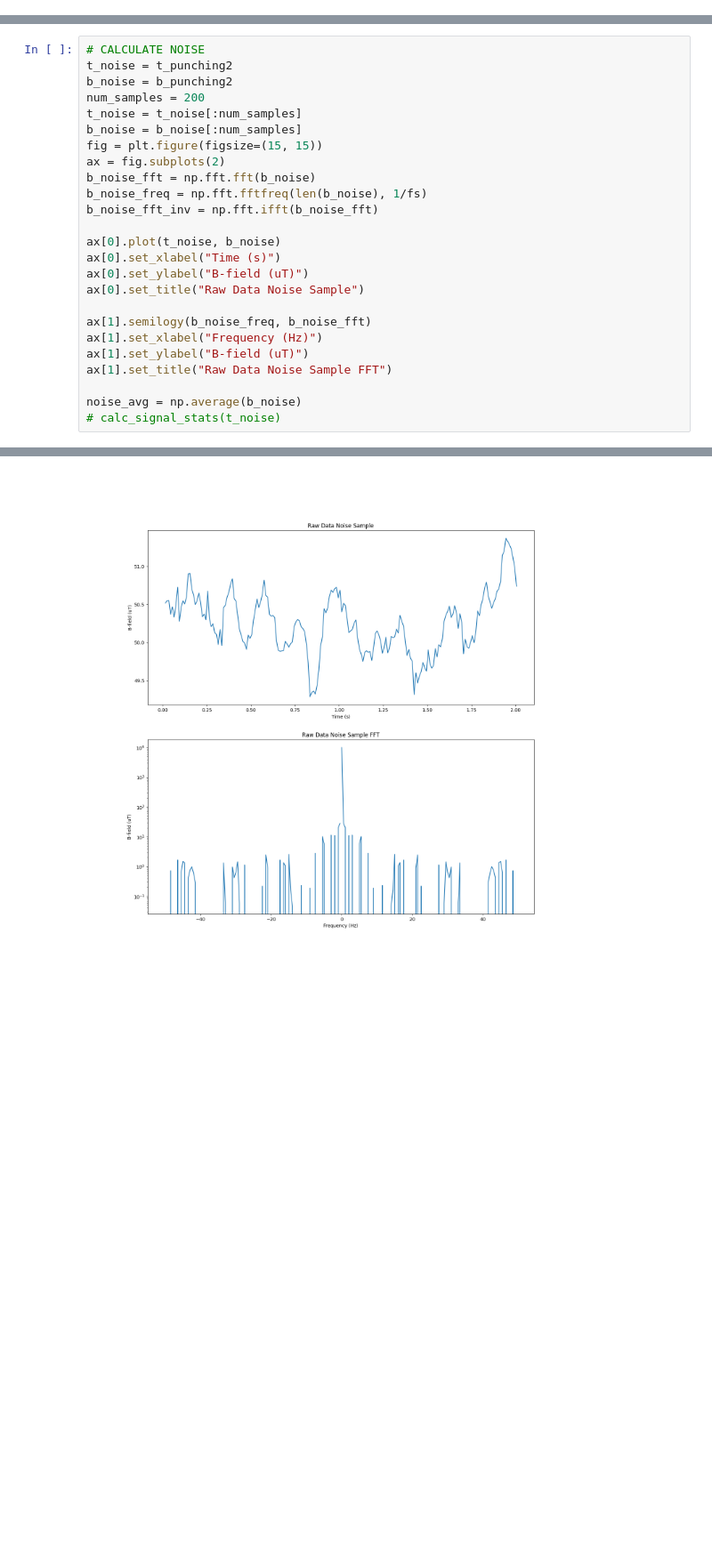
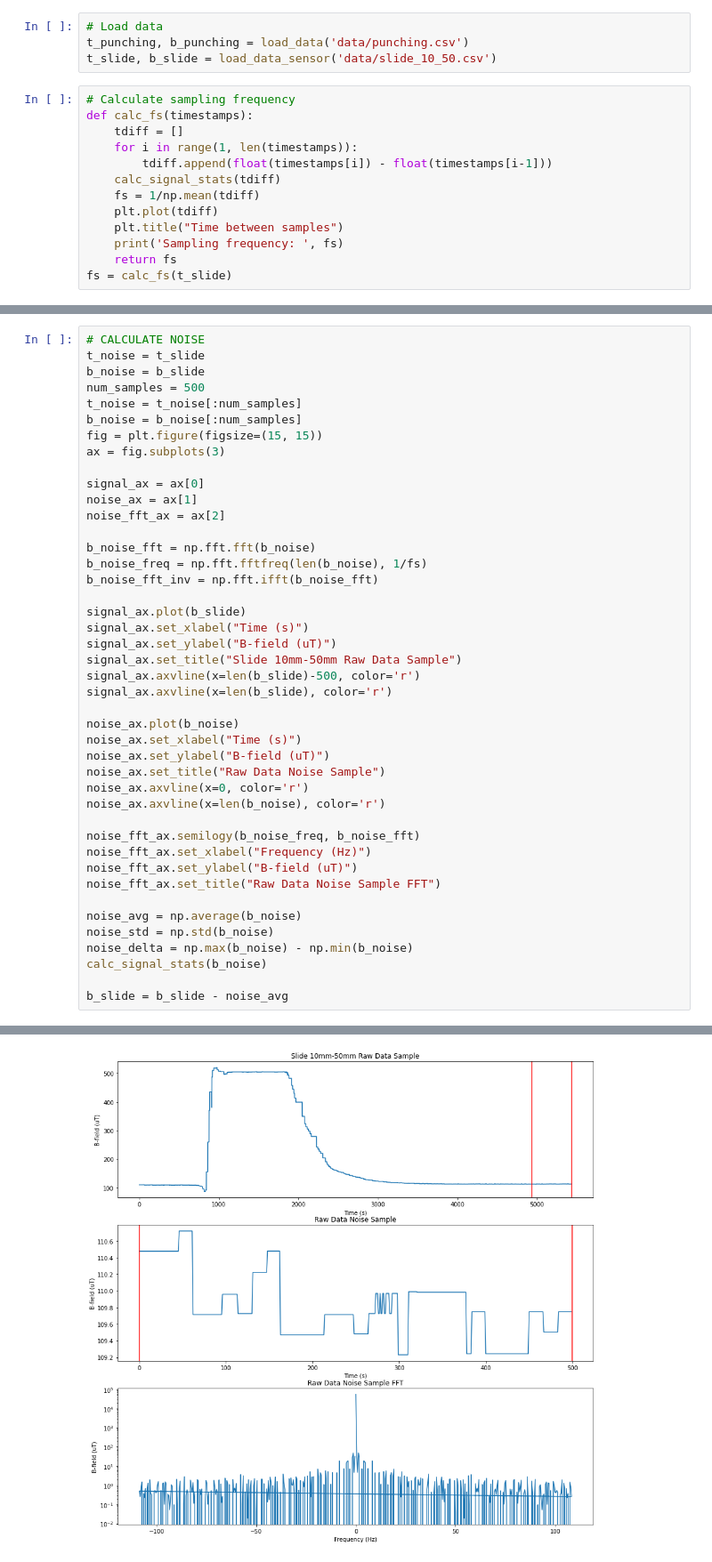
Before and after one commit to pvelesko/UDPMonitorPython, a Jupyter notebook: magpylib_testing.ipynb, the cells around one changed output, grey strips where cells are left out. Shown: that part at 89% size. Saved outputs shown, nothing was run; the diff lists cells and outputs as text; blank space fills up the shorter version.

```diff
--- a/magpylib_testing.ipynb
+++ b/magpylib_testing.ipynb
@@ -123,0 +37,17 @@ plt.show()
+# %%
+# Load data
+t_punching, b_punching = load_data('data/punching.csv')
+t_slide, b_slide = load_data_sensor('data/slide_10_50.csv')
+# %%
+# Calculate sampling frequency
+def calc_fs(timestamps):
+    tdiff = []
+    for i in range(1, len(timestamps)):
+        tdiff.append(float(timestamps[i]) - float(timestamps[i-1]))
+    calc_signal_stats(tdiff)
+    fs = 1/np.mean(tdiff)
+    plt.plot(tdiff)
+    plt.title("Time between samples")
+    print('Sampling frequency: ', fs)
+    return fs
+fs = calc_fs(t_slide)
@@ -124,26 +64,44 @@ plt.show()
 # %%
 # CALCULATE NOISE
-t_noise = t_punching2
-b_noise = b_punching2
-num_samples = 200
+t_noise = t_slide
+b_noise = b_slide
+num_samples = 500
 t_noise = t_noise[:num_samples]
 b_noise = b_noise[:num_samples]
 fig = plt.figure(figsize=(15, 15))
-ax = fig.subplots(2)
+ax = fig.subplots(3)
+
+signal_ax = ax[0]
+noise_ax = ax[1]
+noise_fft_ax = ax[2]
+
 b_noise_fft = np.fft.fft(b_noise)
 b_noise_freq = np.fft.fftfreq(len(b_noise), 1/fs)
 b_noise_fft_inv = np.fft.ifft(b_noise_fft)
 
-ax[0].plot(t_noise, b_noise)
-ax[0].set_xlabel("Time (s)")
-ax[0].set_ylabel("B-field (uT)")
-ax[0].set_title("Raw Data Noise Sample")
+signal_ax.plot(b_slide)
+signal_ax.set_xlabel("Time (s)")
+signal_ax.set_ylabel("B-field (uT)")
+signal_ax.set_title("Slide 10mm-50mm Raw Data Sample")
+signal_ax.axvline(x=len(b_slide)-500, color='r')
+signal_ax.axvline(x=len(b_slide), color='r')
 
-ax[1].semilogy(b_noise_freq, b_noise_fft)
-ax[1].set_xlabel("Frequency (Hz)")
-ax[1].set_ylabel("B-field (uT)")
-ax[1].set_title("Raw Data Noise Sample FFT")
+noise_ax.plot(b_noise)
+noise_ax.set_xlabel("Time (s)")
+noise_ax.set_ylabel("B-field (uT)")
+noise_ax.set_title("Raw Data Noise Sample")
+noise_ax.axvline(x=0, color='r')
+noise_ax.axvline(x=len(b_noise), color='r')
+
+noise_fft_ax.semilogy(b_noise_freq, b_noise_fft)
+noise_fft_ax.set_xlabel("Frequency (Hz)")
+noise_fft_ax.set_ylabel("B-field (uT)")
+noise_fft_ax.set_title("Raw Data Noise Sample FFT")
 
 noise_avg = np.average(b_noise)
-# calc_signal_stats(t_noise)
+noise_std = np.std(b_noise)
+noise_delta = np.max(b_noise) - np.min(b_noise)
+calc_signal_stats(b_noise)
+
+b_slide = b_slide - noise_avg
 # %% [output]
@@ -150,3 +114,3 @@ noise_avg = np.average(b_noise)
-[figure, old version]
+[figure, new version]
 # %%
 # DEFINE MAGNET
```
Also changed, not shown: parts of 23 cells of this notebook, 7 other files.
